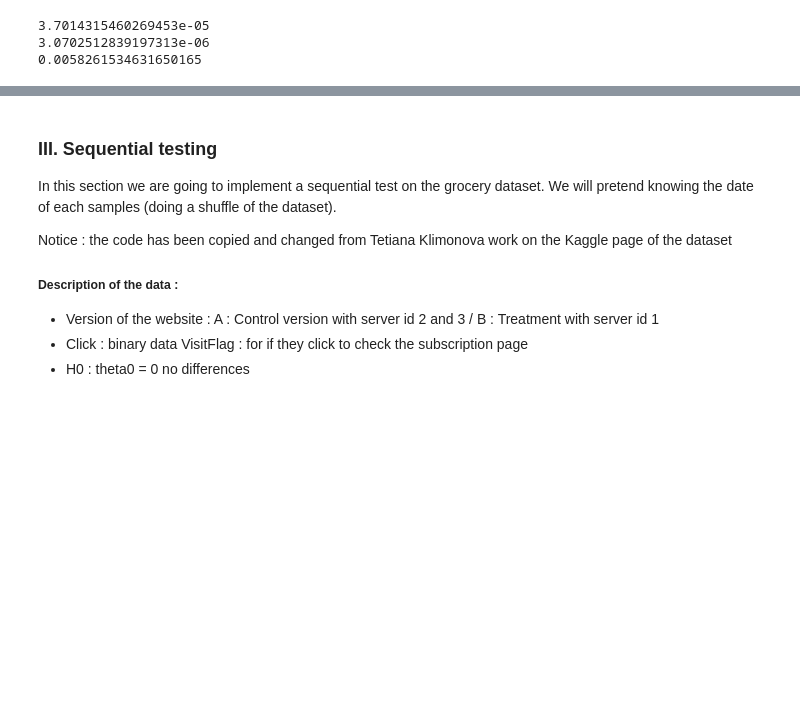
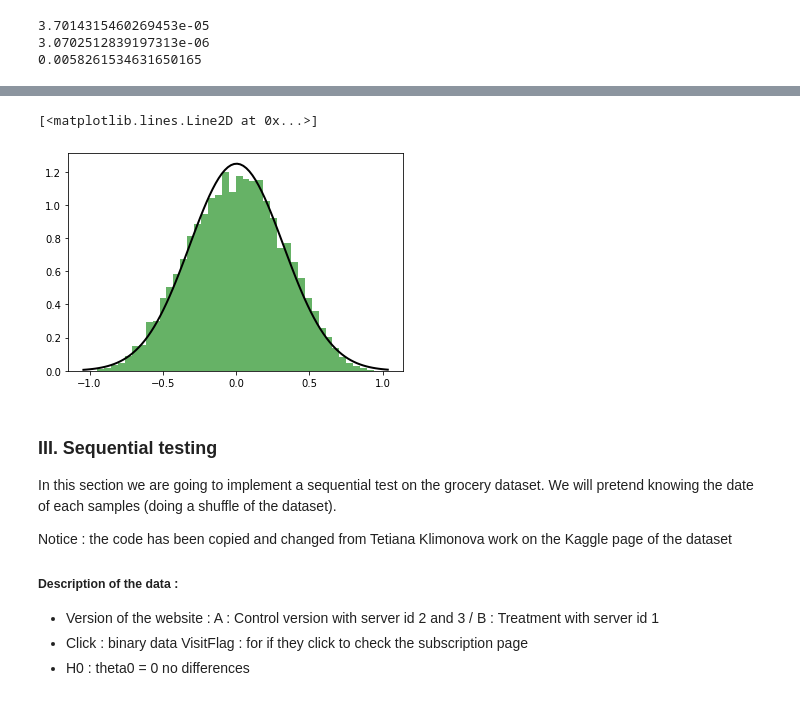
Before and after one commit to paulcout/OCE-project, a Jupyter notebook: OCE_code.ipynb, the cells around one changed output, grey strips where cells are left out. Cells and saved outputs as stored; diff of their text form; code cells hidden in the pictures; blank space fills up the shorter version.

```diff
--- a/OCE_code.ipynb
+++ b/OCE_code.ipynb
@@ -167,3 +199,23 @@ print(tau)
+# %%
+samplesbeta1 = stats.beta.rvs(2, 2, loc=0, scale=1, size=10000 )
+samplesbeta2 = stats.beta.rvs(2, 2, loc=0, scale=1, size=10000 )
+
+diff = samplesbeta2 - samplesbeta1
+
+# Fit a normal distribution to the data:
+mu, std = stats.norm.fit(diff)
+
+# Plot the histogram.
+plt.hist(diff, bins=40, density=True, alpha=0.6, color='g')
+
+# Plot the PDF.
+xmin, xmax = plt.xlim()
+x = np.linspace(xmin, xmax, 100)
+p = stats.norm.pdf(x, mu, std)
+plt.plot(x, p, 'k', linewidth=2)
+# %% [output]
+[<matplotlib.lines.Line2D at 0x...>]
+[figure, added]
 # %% [markdown]
 ### III. Sequential testing
 
```
Also changed, not shown: parts of 5 cells of this notebook.
